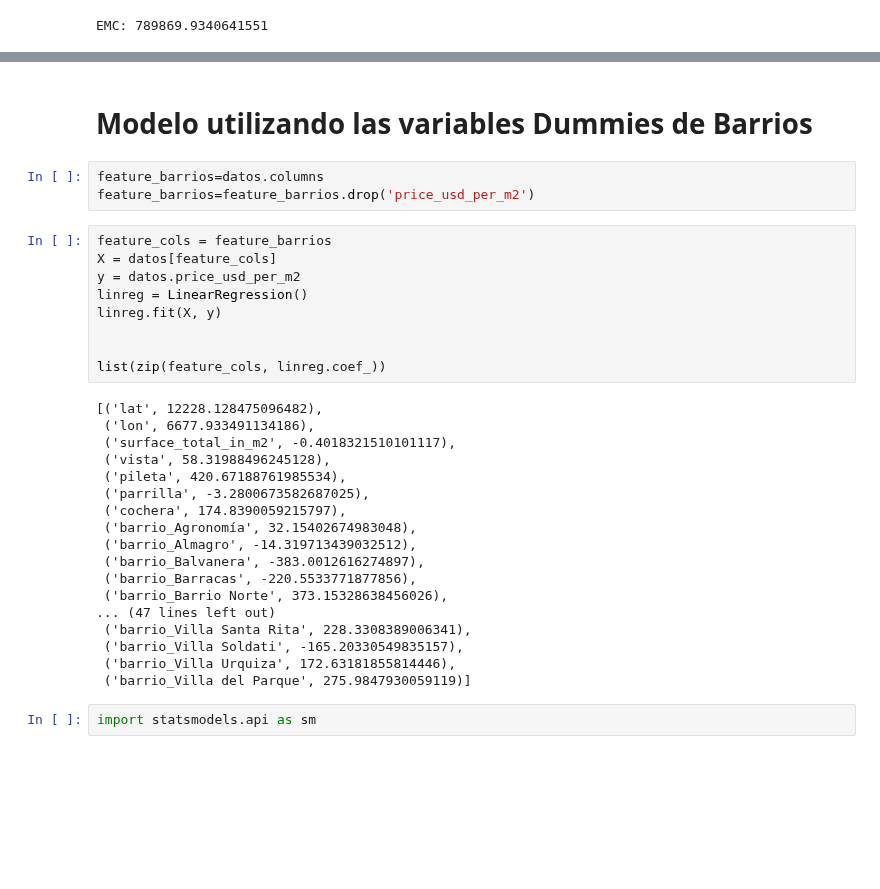
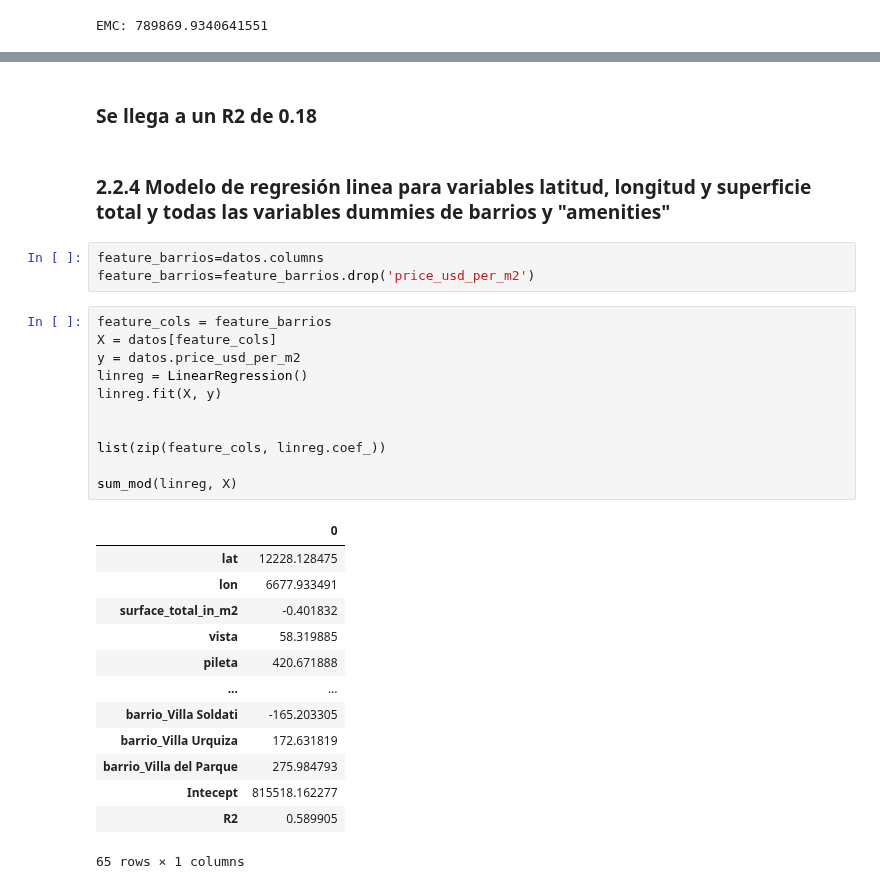
Before and after one commit to Facundo-Peloso/DH-TP-1---Grupo-10, a Jupyter notebook: Main TP2.ipynb, the cells around one changed output, grey strips where cells are left out. Saved outputs shown, nothing was run; the diff lists cells and outputs as text; blank space fills up the shorter version.

```diff
--- a/Main TP2.ipynb
+++ b/Main TP2.ipynb
@@ -392,37 +394,35 @@ Notes:
 [1] Standard Errors assume that the covariance matrix of the errors is correctly specified.
 [2] The condition number is large, 2.78e+05. This might indicate that there are
 strong multicollinearity or other numerical problems.
-# %% [markdown]
-# Modelo utilizando las variables Dummies de Barrios
+# %% [markdown]
+### Se llega a un R2 de 0.18
+# %% [markdown]
+### 2.2.4 Modelo de regresión linea para variables latitud, longitud y superficie total y todas las variables dummies de barrios y "amenities"
 # %%
 feature_barrios=datos.columns
 feature_barrios=feature_barrios.drop('price_usd_per_m2')
 # %%
 feature_cols = feature_barrios
 X = datos[feature_cols]
 y = datos.price_usd_per_m2
 linreg = LinearRegression()
 linreg.fit(X, y)
 
 
 list(zip(feature_cols, linreg.coef_))
+
+sum_mod(linreg, X)
 # %% [output]
+|  | 0 |
+| lat | 12228.128475 |
+| lon | 6677.933491 |
+| surface_total_in_m2 | -0.401832 |
+| vista | 58.319885 |
+| pileta | 420.671888 |
+| ... | ... |
+| barrio_Villa Soldati | -165.203305 |
+| barrio_Villa Urquiza | 172.631819 |
+| barrio_Villa del Parque | 275.984793 |
+| Intecept | 815518.162277 |
+| R2 | 0.589905 |
-[('lat', 12228.128475096482),
- ('lon', 6677.933491134186),
- ('surface_total_in_m2', -0.4018321510101117),
- ('vista', 58.31988496245128),
- ('pileta', 420.67188761985534),
- ('parrilla', -3.2800673582687025),
- ('cochera', 174.8390059215797),
- ('barrio_Agronomía', 32.15402674983048),
- ('barrio_Almagro', -14.319713439032512),
- ('barrio_Balvanera', -383.0012616274897),
- ('barrio_Barracas', -220.5533771877856),
- ('barrio_Barrio Norte', 373.15328638456026),
-... (47 lines left out)
- ('barrio_Villa Santa Rita', 228.3308389006341),
- ('barrio_Villa Soldati', -165.20330549835157),
- ('barrio_Villa Urquiza', 172.63181855814446),
- ('barrio_Villa del Parque', 275.9847930059119)]
+65 rows × 1 columns
-# %%
-import statsmodels.api as sm
```
Also changed, not shown: parts of 20 cells of this notebook.
